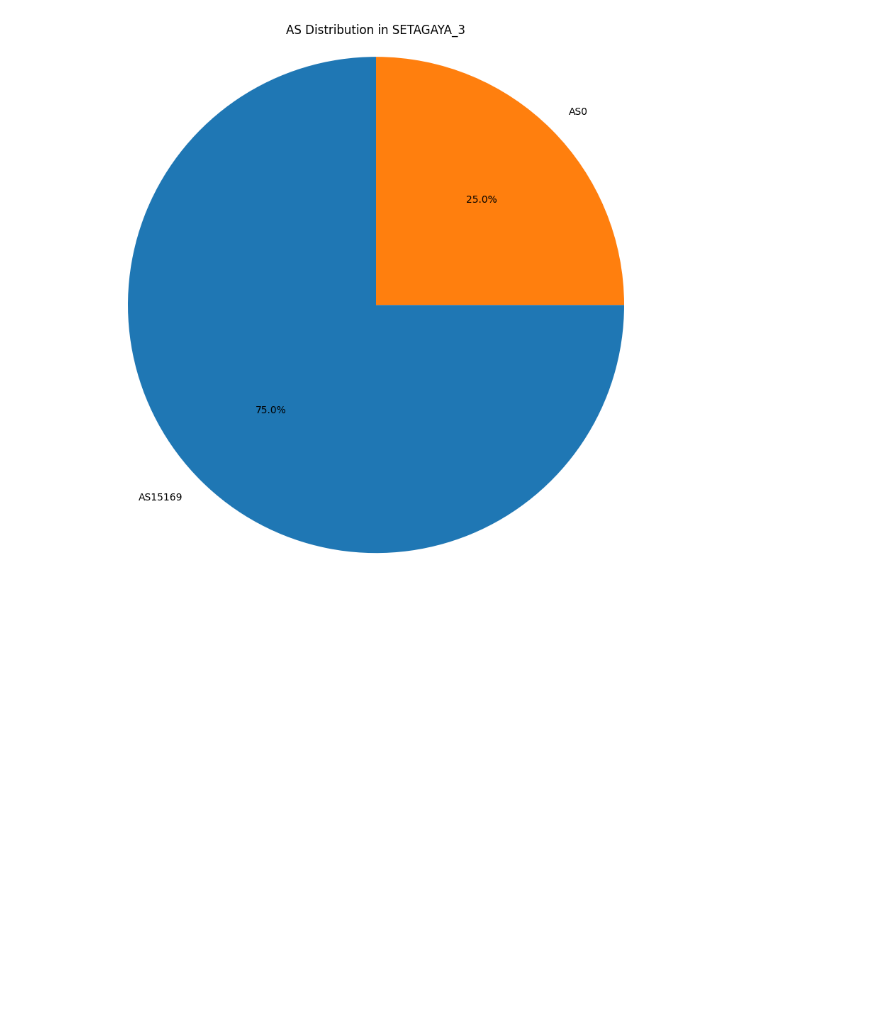
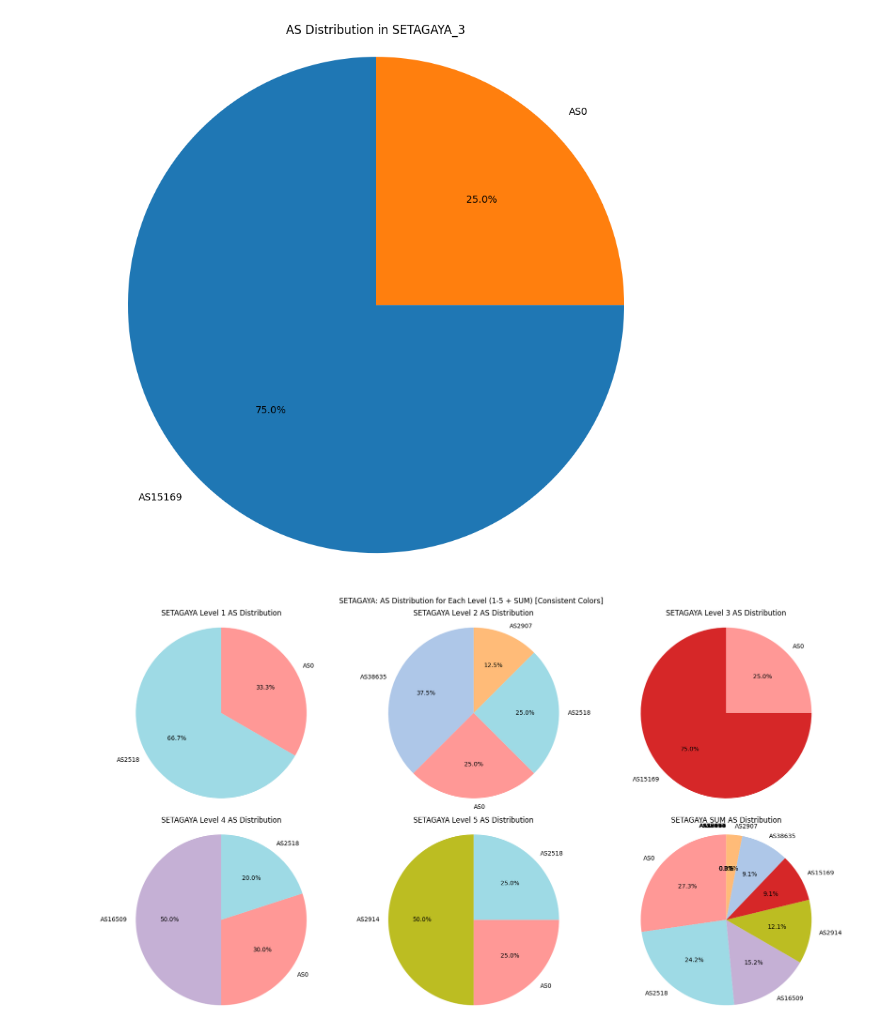
Before and after one commit to Reusezer/InternetstructureTokyo_kadaiGraph, a Jupyter notebook: ソフトウェア分析.ipynb, the cells around one changed output. Saved outputs shown, nothing was run; the diff lists cells and outputs as text; code cells hidden in the pictures; blank space fills up the shorter version.

```diff
--- a/ソフトウェア分析.ipynb
+++ b/ソフトウェア分析.ipynb
@@ -194,3 +194,32 @@ plt.tight_layout()
 plt.show()
 # %% [output]
 [figure]
+# %%
+# Create a consistent color map for AS across all charts
+import matplotlib.cm as cm
+import numpy as np
+
+# Get unique AS values across all levels in setagaya
+unique_as = pd.unique(df_clean['AS'].dropna())
+
+# Create a color map (using tab20 or similar) and map it to AS
+colors = cm.get_cmap('tab20', len(unique_as))
+as_color_map = {as_name: colors(i) for i, as_name in enumerate(unique_as)}
+
+# Plot pie charts with consistent AS colors
+fig, axs = plt.subplots(2, 3, figsize=(18, 10))
+axs = axs.flatten()
+
+for i, (level_name, data) in enumerate(level_data_dict.items()):
+    data = data[data['AS'].isin(as_color_map.keys())]
+    pie_colors = [as_color_map[as_val] for as_val in data['AS']]
+    axs[i].pie(data.iloc[:, 1], labels=data['AS'], colors=pie_colors,
+               autopct='%1.1f%%', startangle=90)
+    axs[i].axis('equal')
+    axs[i].set_title(f'SETAGAYA {level_name} AS Distribution')
+
+plt.suptitle('SETAGAYA: AS Distribution for Each Level (1-5 + SUM) [Consistent Colors]')
+plt.tight_layout()
+plt.show()
+# %% [output]
+[figure, added]
```
Also changed, not shown: parts of 3 cells of this notebook.
